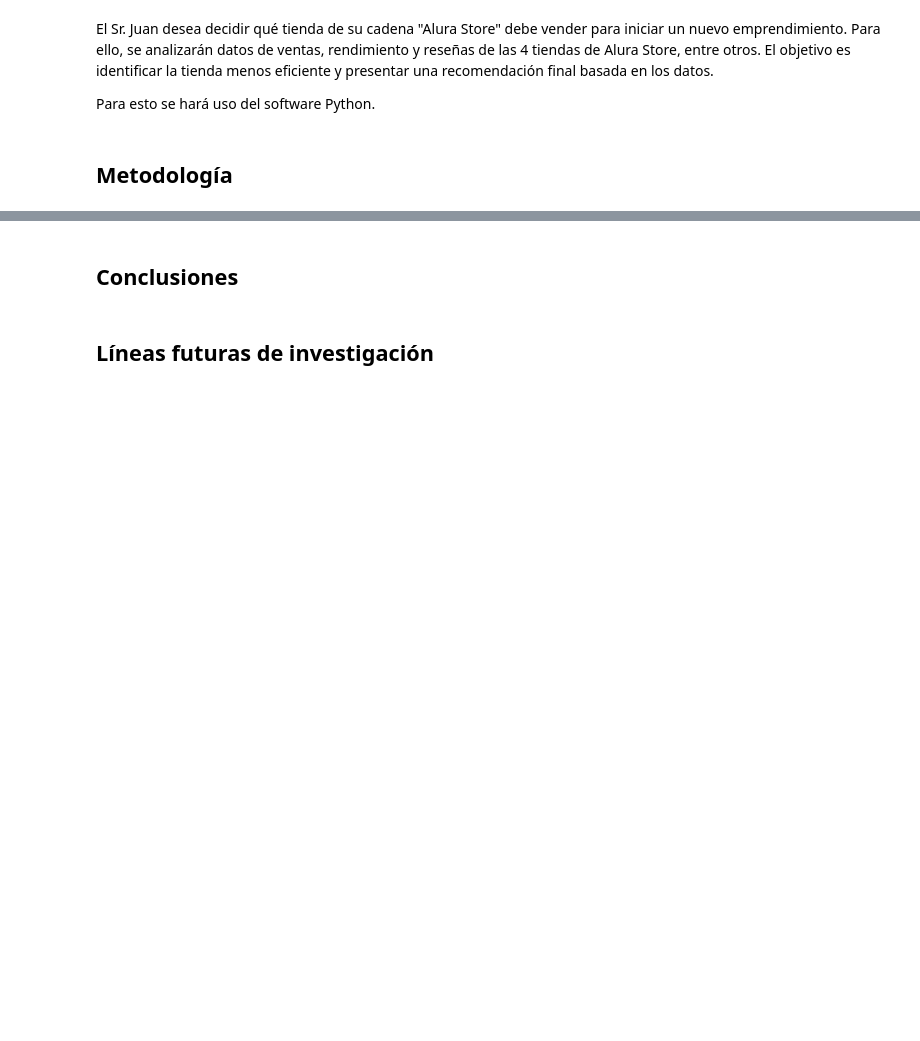
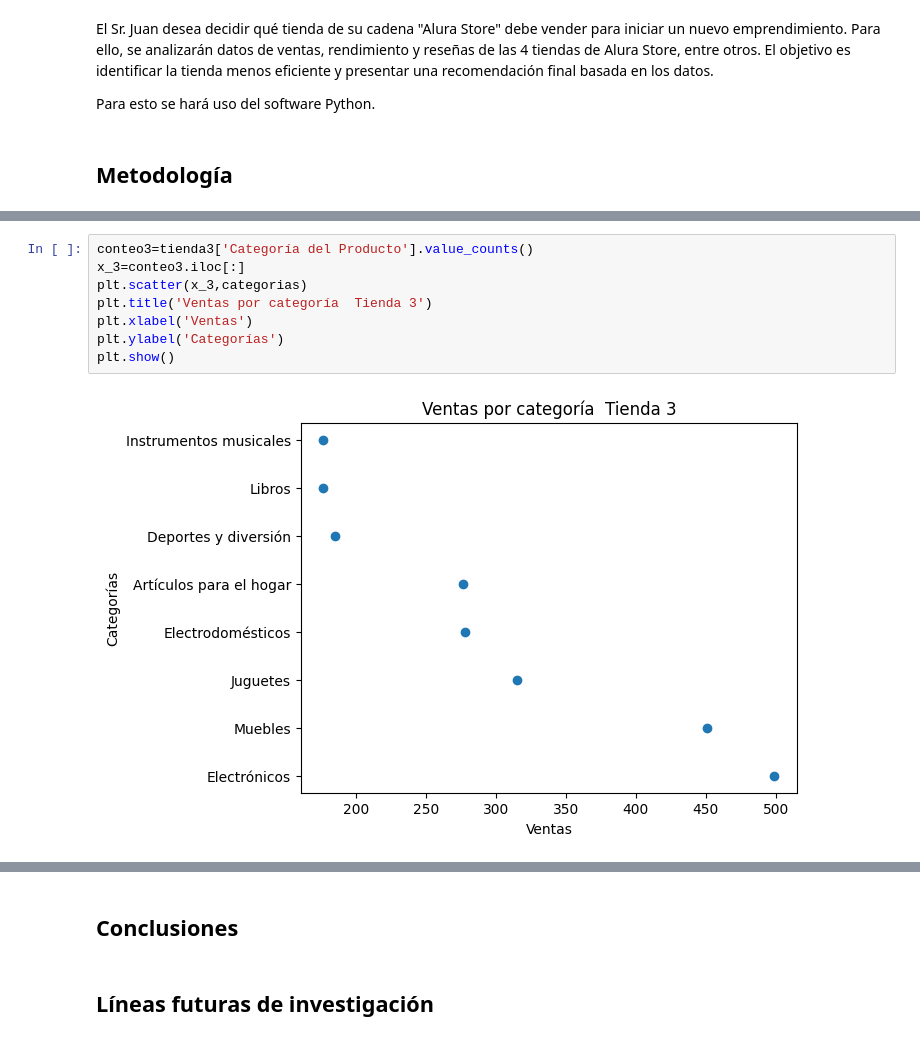
Before and after one commit to vanessa-oreza/Alura-Store, a Jupyter notebook: AluraStoreLatam.ipynb, the cells around one changed output, grey strips where cells are left out. Cells and saved outputs as stored; diff of their text form; blank space fills up the shorter version.

```diff
--- a/AluraStoreLatam.ipynb
+++ b/AluraStoreLatam.ipynb
@@ -523,0 +166,10 @@ Para esto se hará uso del software Python.
+# %%
+conteo3=tienda3['Categoría del Producto'].value_counts()
+x_3=conteo3.iloc[:]
+plt.scatter(x_3,categorias)
+plt.title('Ventas por categoría  Tienda 3')
+plt.xlabel('Ventas')
+plt.ylabel('Categorías')
+plt.show()
+# %% [output]
+[figure, added]
```
Also changed, not shown: parts of 71 cells of this notebook.
